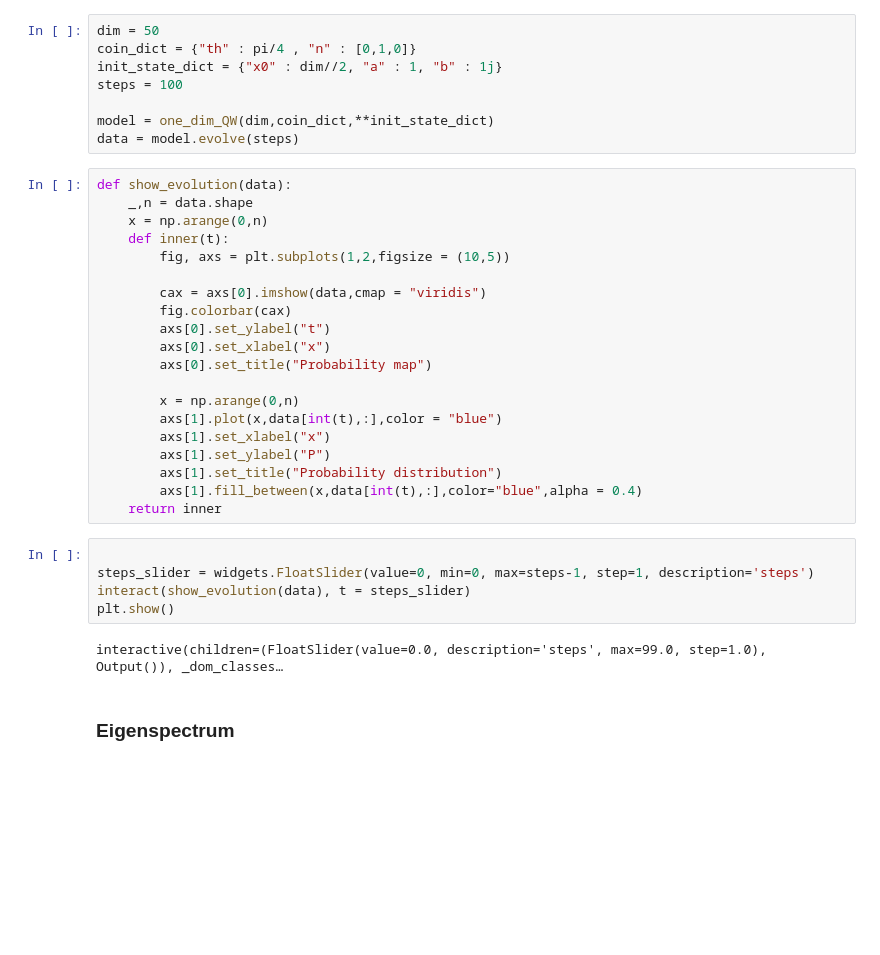
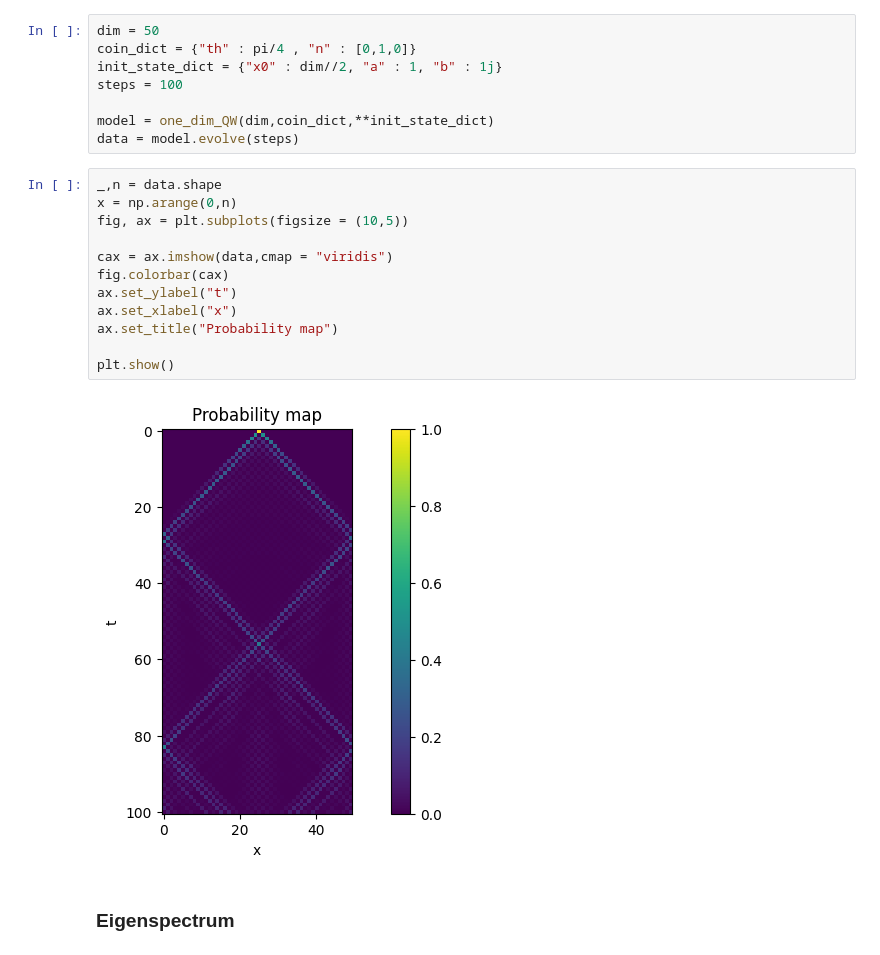
Before and after one commit to JedrekSt/NonHermitianQW, a Jupyter notebook: demo_/demonstration.ipynb, the cells around one changed output. Cells and saved outputs as stored; diff of their text form; blank space fills up the shorter version.

```diff
--- a/demo_/demonstration.ipynb
+++ b/demo_/demonstration.ipynb
@@ -29,31 +49,18 @@ steps = 100
 model = one_dim_QW(dim,coin_dict,**init_state_dict)
 data = model.evolve(steps)
 # %%
-def show_evolution(data):
-    _,n = data.shape
-    x = np.arange(0,n)
-    def inner(t):
-        fig, axs = plt.subplots(1,2,figsize = (10,5))
+_,n = data.shape
+x = np.arange(0,n)
+fig, ax = plt.subplots(figsize = (10,5))
 
-        cax = axs[0].imshow(data,cmap = "viridis")
-        fig.colorbar(cax)
-        axs[0].set_ylabel("t")
-        axs[0].set_xlabel("x")
-        axs[0].set_title("Probability map")
+cax = ax.imshow(data,cmap = "viridis")
+fig.colorbar(cax)
+ax.set_ylabel("t")
+ax.set_xlabel("x")
+ax.set_title("Probability map")
 
-        x = np.arange(0,n)
-        axs[1].plot(x,data[int(t),:],color = "blue")
-        axs[1].set_xlabel("x")
-        axs[1].set_ylabel("P")
-        axs[1].set_title("Probability distribution")
-        axs[1].fill_between(x,data[int(t),:],color="blue",alpha = 0.4)
-    return inner
+plt.show()
+# %% [output]
+[figure, added]
-# %%
-
-steps_slider = widgets.FloatSlider(value=0, min=0, max=steps-1, step=1, description='steps')
-interact(show_evolution(data), t = steps_slider)
-plt.show()
-# %% [output]
-interactive(children=(FloatSlider(value=0.0, description='steps', max=99.0, step=1.0), Output()), _dom_classes…
 # %% [markdown]
 <h3>Eigenspectrum</h3>
```
Also changed, not shown: parts of 26 cells of this notebook, 2 other files.
